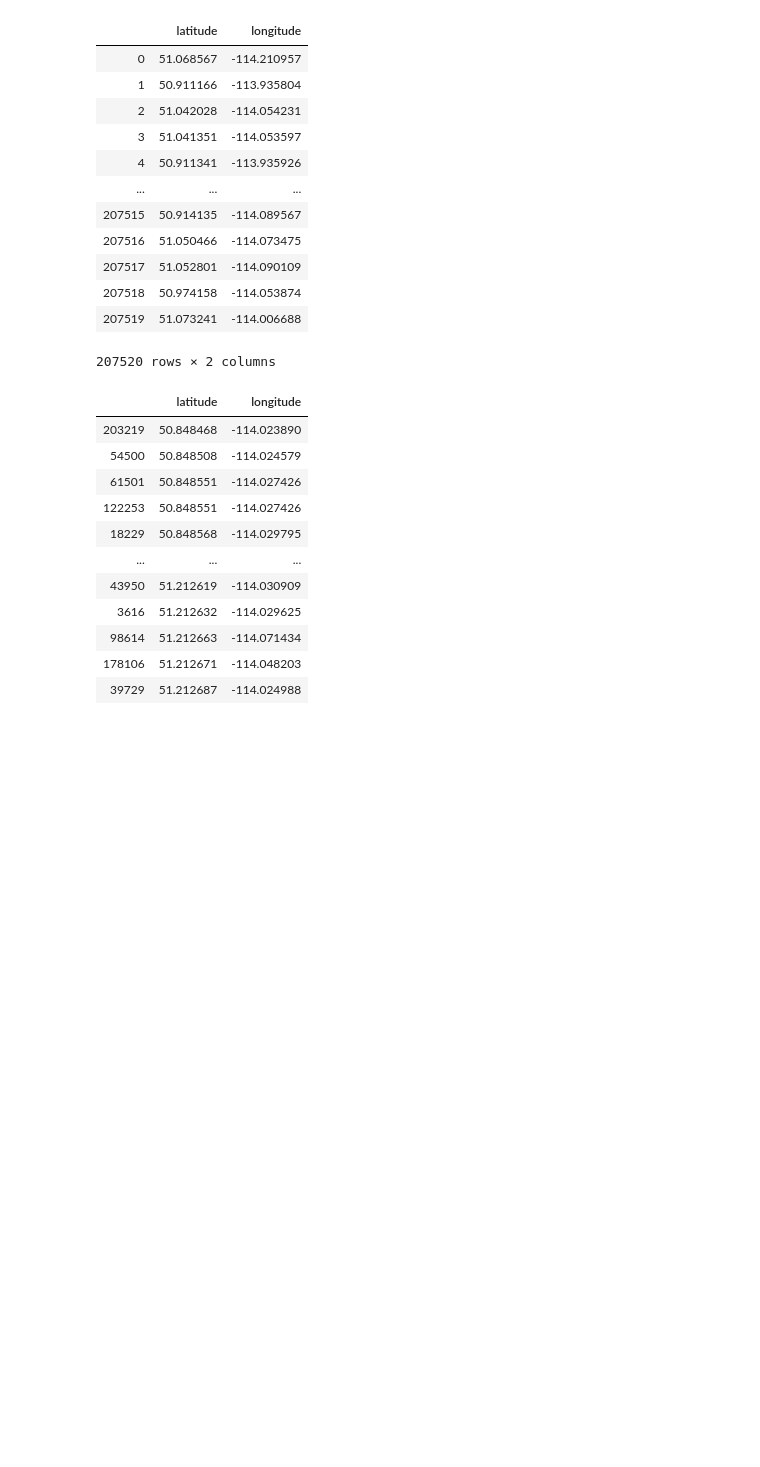
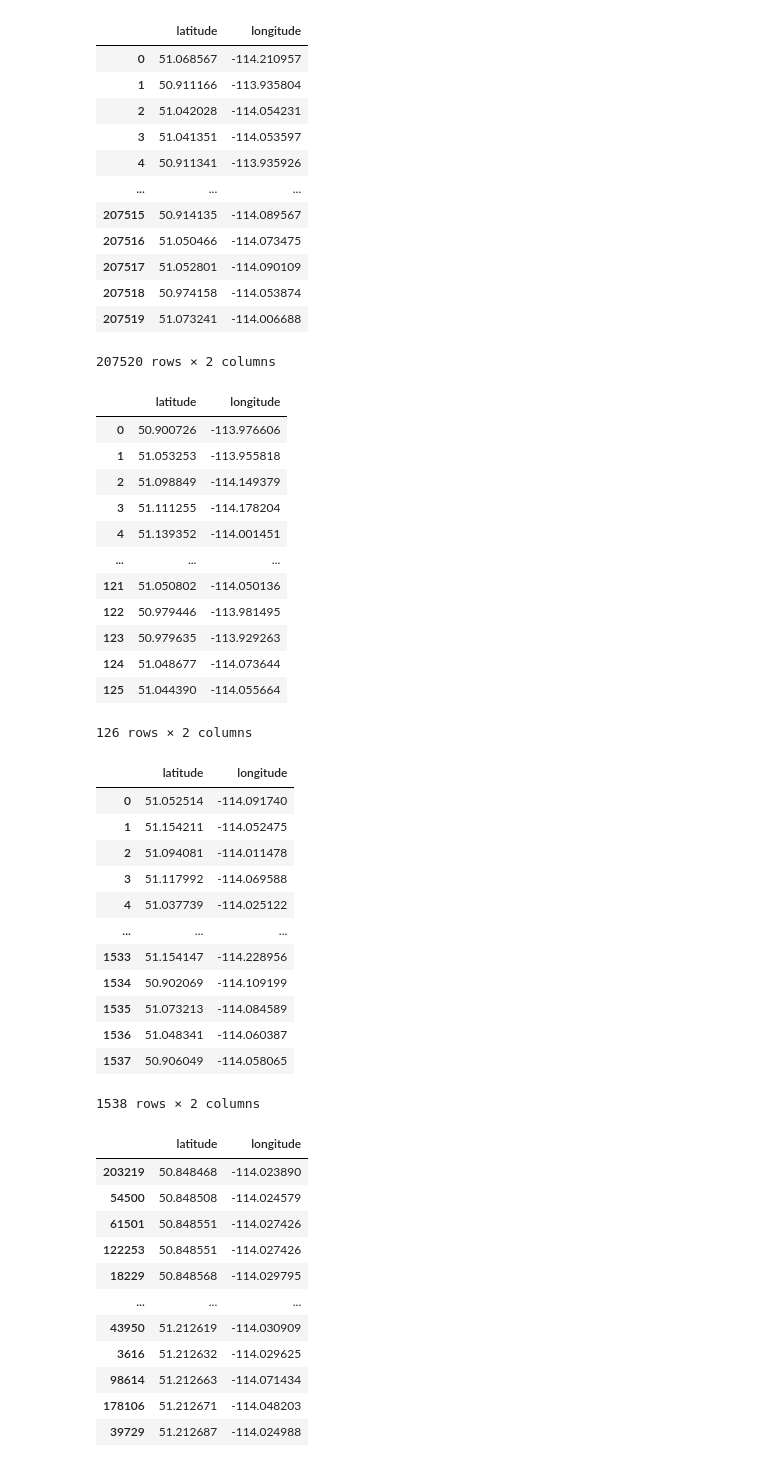
Before and after one commit to lee38/CalgaryAccidentAnalysis, a Jupyter notebook: Project_Phase2(DataAnalysis)/ENSF592Phase2WorkingCopy.ipynb, the cells around one changed output. Cells and saved outputs as stored; diff of their text form; code cells hidden in the pictures; blank space fills up the shorter version.

```diff
--- a/Project_Phase2(DataAnalysis)/ENSF592Phase2WorkingCopy.ipynb
+++ b/Project_Phase2(DataAnalysis)/ENSF592Phase2WorkingCopy.ipynb
@@ -126,6 +125,35 @@ display(incidents, signals, cameras, speed, volume, signs)
 | 207518 | 50.974158 | -114.053874 |
 | 207519 | 51.073241 | -114.006688 |
 207520 rows × 2 columns
+# %%
+display(cameras, signals)
+# %% [output]
+|  | latitude | longitude |
+| 0 | 50.900726 | -113.976606 |
+| 1 | 51.053253 | -113.955818 |
+| 2 | 51.098849 | -114.149379 |
+| 3 | 51.111255 | -114.178204 |
+| 4 | 51.139352 | -114.001451 |
+| ... | ... | ... |
+| 121 | 51.050802 | -114.050136 |
+| 122 | 50.979446 | -113.981495 |
+| 123 | 50.979635 | -113.929263 |
+| 124 | 51.048677 | -114.073644 |
+| 125 | 51.044390 | -114.055664 |
+126 rows × 2 columns
+|  | latitude | longitude |
+| 0 | 51.052514 | -114.091740 |
+| 1 | 51.154211 | -114.052475 |
+| 2 | 51.094081 | -114.011478 |
+| 3 | 51.117992 | -114.069588 |
+| 4 | 51.037739 | -114.025122 |
+| ... | ... | ... |
+| 1533 | 51.154147 | -114.228956 |
+| 1534 | 50.902069 | -114.109199 |
+| 1535 | 51.073213 | -114.084589 |
+| 1536 | 51.048341 | -114.060387 |
+| 1537 | 50.906049 | -114.058065 |
+1538 rows × 2 columns
 # %%
 signs = signs.sort_values(['latitude', 'longitude'], ascending = [1,0])
 signs
```
Also changed, not shown: parts of 12 cells of this notebook, 23 other files.
